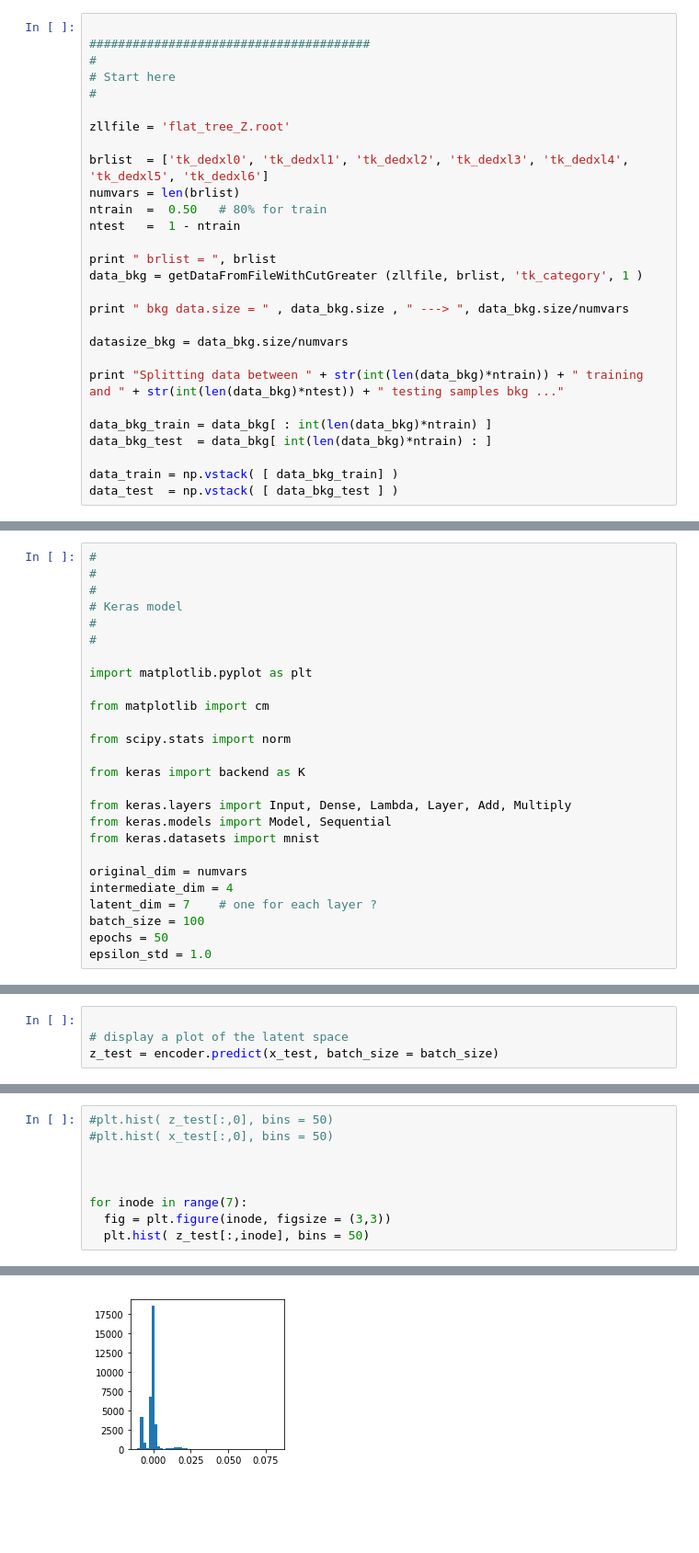
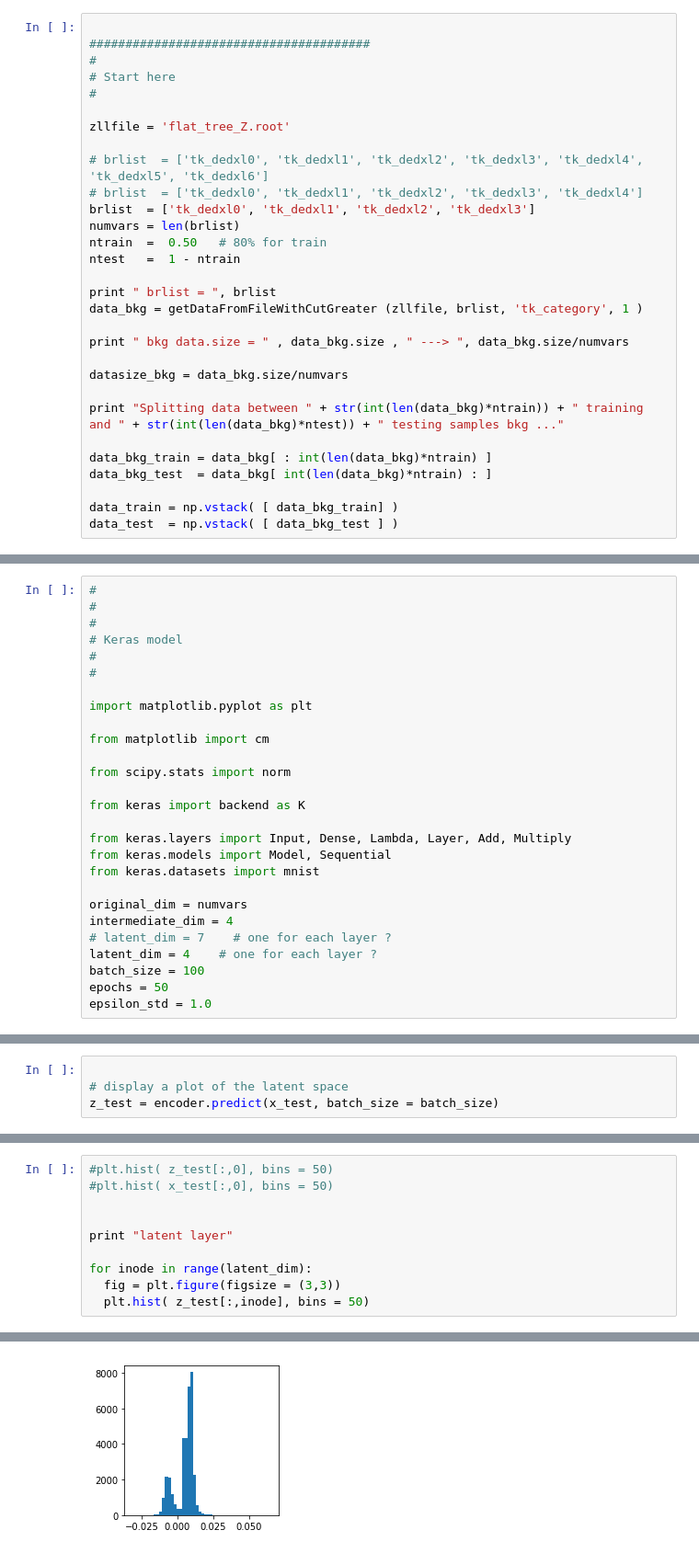
Before and after one commit to amassiro/ML4Anomalies, a Jupyter notebook: VAE/train.py.ipynb, the cells around one changed output, grey strips where cells are left out. Shown at 92% size. Drawn from its saved outputs; the diff is of its cells as text; blank space fills up the shorter version.

```diff
--- a/VAE/train.py.ipynb
+++ b/VAE/train.py.ipynb
@@ -99,7 +101,9 @@ def getDataFromFileWithCutGreater(fileinfo, branchlist, cut_variable, cut_value)
 
 zllfile = 'flat_tree_Z.root'
 
-brlist  = ['tk_dedxl0', 'tk_dedxl1', 'tk_dedxl2', 'tk_dedxl3', 'tk_dedxl4', 'tk_dedxl5', 'tk_dedxl6']
+# brlist  = ['tk_dedxl0', 'tk_dedxl1', 'tk_dedxl2', 'tk_dedxl3', 'tk_dedxl4', 'tk_dedxl5', 'tk_dedxl6']
+# brlist  = ['tk_dedxl0', 'tk_dedxl1', 'tk_dedxl2', 'tk_dedxl3', 'tk_dedxl4']
+brlist  = ['tk_dedxl0', 'tk_dedxl1', 'tk_dedxl2', 'tk_dedxl3']
 numvars = len(brlist)
 ntrain  =  0.50   # 80% for train
 ntest   =  1 - ntrain
@@ -146,7 +150,8 @@ from keras.datasets import mnist
 
 original_dim = numvars
 intermediate_dim = 4
-latent_dim = 7    # one for each layer ?
+# latent_dim = 7    # one for each layer ?
+latent_dim = 4    # one for each layer ?
 batch_size = 100
 epochs = 50
 epsilon_std = 1.0
@@ -274,8 +297,9 @@ z_test =  [[-3.8183315e-03 -6.6958275e-03 -8.2860112e-01 ... -1.7866209e-02
 #plt.hist( x_test[:,0], bins = 50)
 
 
+print "latent layer"
 
-for inode in range(7):
-  fig = plt.figure(inode, figsize = (3,3))
+for inode in range(latent_dim):
+  fig = plt.figure(figsize = (3,3))
   plt.hist( z_test[:,inode], bins = 50)
 # %% [output]
@@ -283 +308 @@ for inode in range(7):
-[figure, old version]
+[figure, new version]
```
Also changed, not shown: parts of 17 cells of this notebook.
